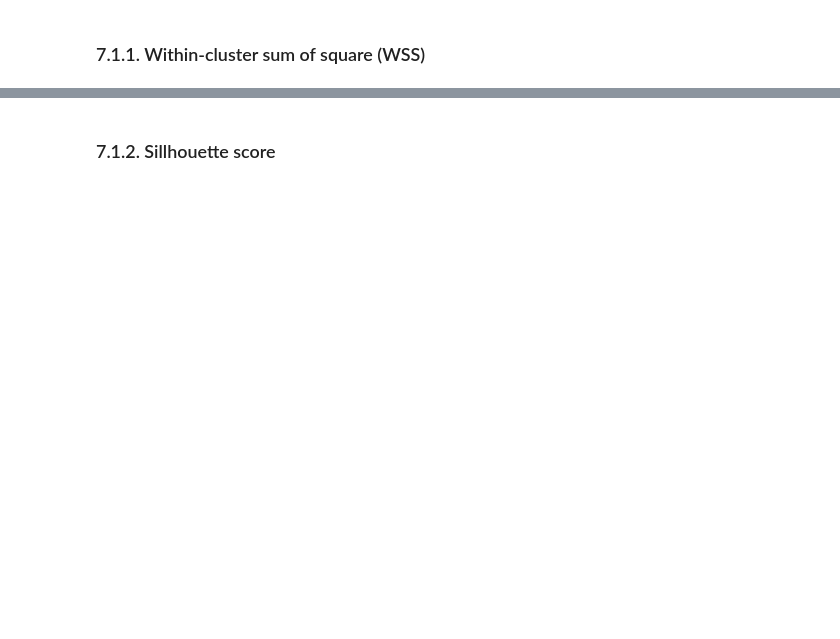
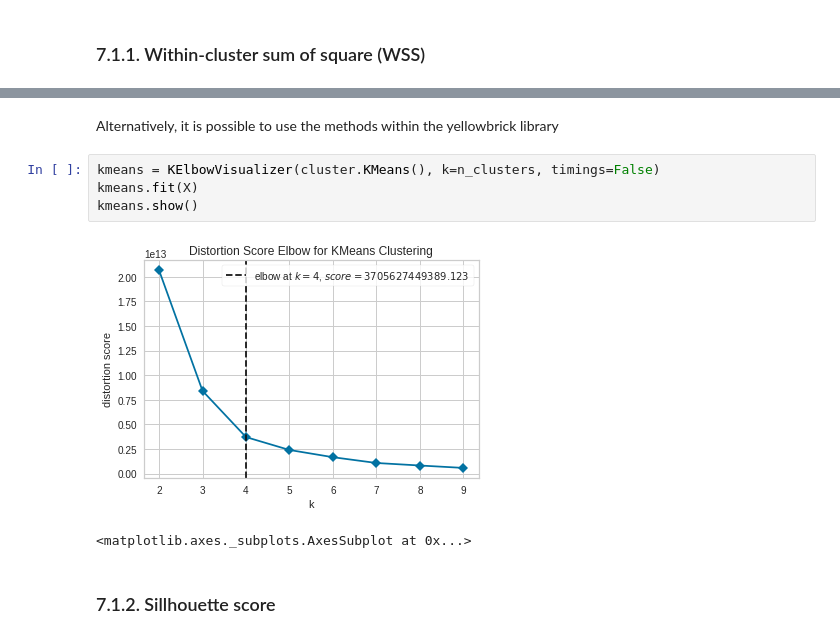
Before and after one commit to pedropscf/3-insiders-clustering, a Jupyter notebook: notebooks/m01-insiders-clustering.ipynb, the cells around one changed output, grey strips where cells are left out. Drawn from its saved outputs; the diff is of its cells as text; blank space fills up the shorter version.

```diff
--- a/notebooks/m01-insiders-clustering.ipynb
+++ b/notebooks/m01-insiders-clustering.ipynb
@@ -295,2 +366,11 @@ df_ref.head()
+# %% [markdown]
+Alternatively, it is possible to use the methods within the yellowbrick library
+# %%
+kmeans = KElbowVisualizer(cluster.KMeans(), k=n_clusters, timings=False)
+kmeans.fit(X)
+kmeans.show()
+# %% [output]
+[figure, added]
+<matplotlib.axes._subplots.AxesSubplot at 0x...>
 # %% [markdown]
 ### 7.1.2. Sillhouette score
```
Also changed, not shown: parts of 21 cells of this notebook.
